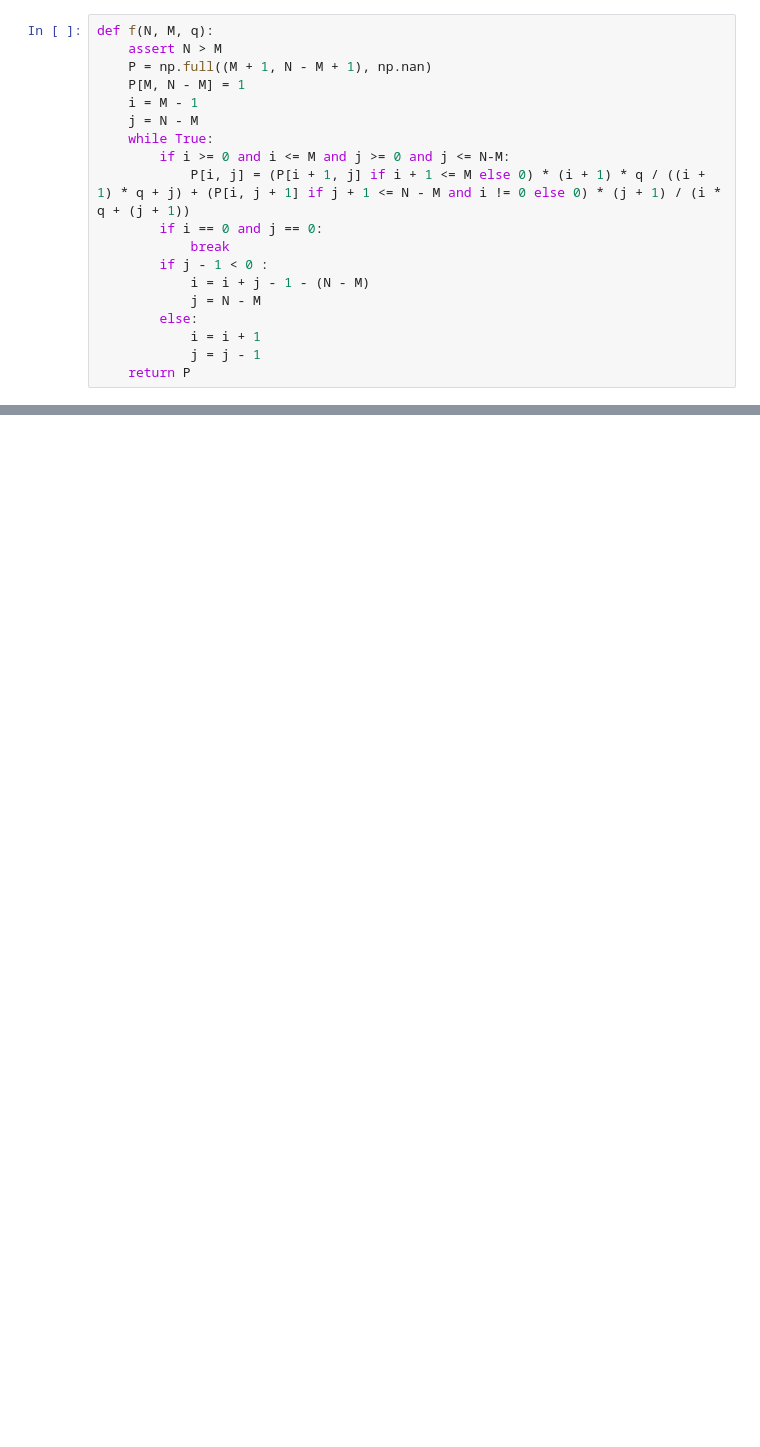
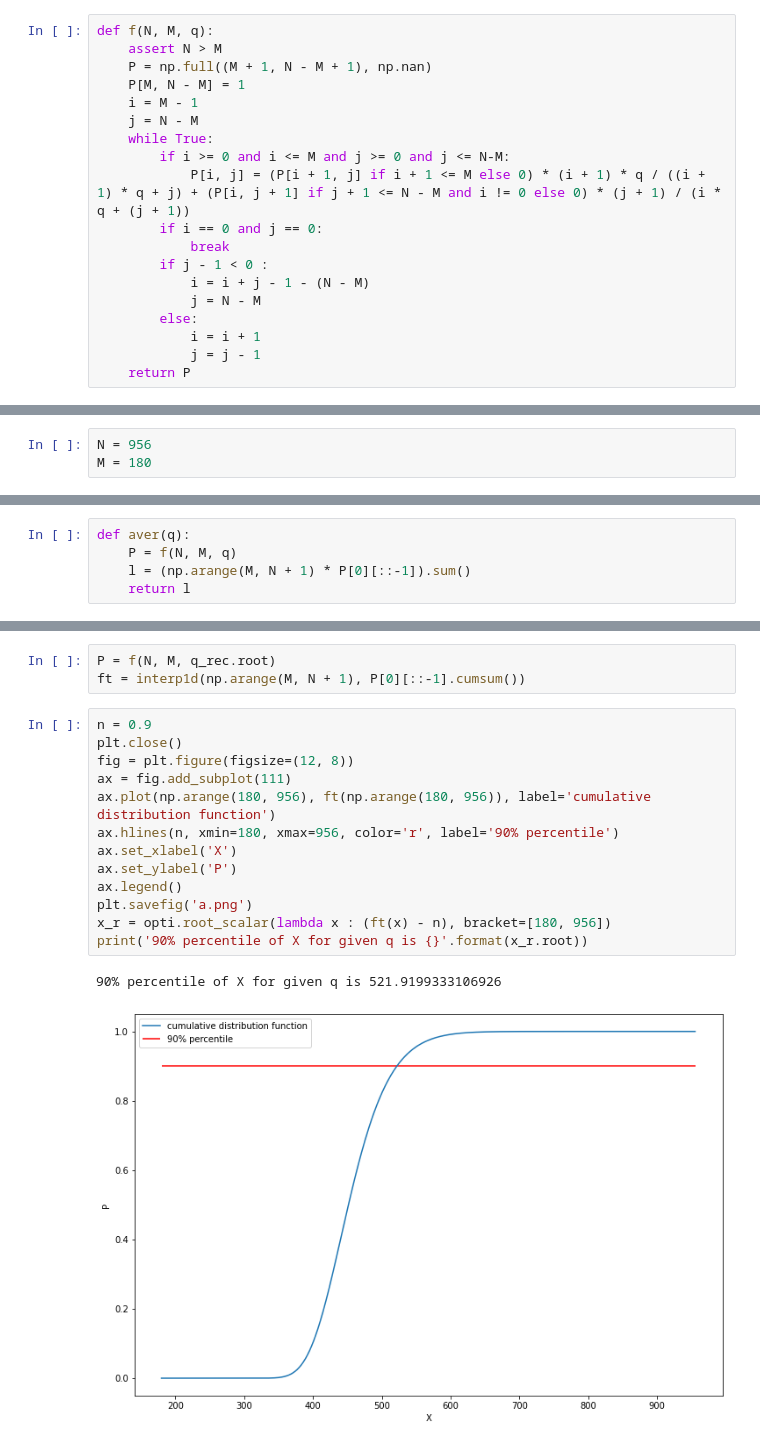
Before and after one commit to dachengx/nmq, a Jupyter notebook: nmq.ipynb, the cells around one changed output, grey strips where cells are left out. Cells and saved outputs as stored; diff of their text form; blank space fills up the shorter version.

```diff
--- a/nmq.ipynb
+++ b/nmq.ipynb
@@ -67,0 +85,3 @@ plt.savefig('nmq.png')
+# %%
+N = 956
+M = 180
@@ -67,0 +90,5 @@ plt.savefig('nmq.png')
+# %%
+def aver(q):
+    P = f(N, M, q)
+    l = (np.arange(M, N + 1) * P[0][::-1]).sum()
+    return l
@@ -67,0 +116,19 @@ plt.savefig('nmq.png')
+# %%
+P = f(N, M, q_rec.root)
+ft = interp1d(np.arange(M, N + 1), P[0][::-1].cumsum())
+# %%
+n = 0.9
+plt.close()
+fig = plt.figure(figsize=(12, 8))
+ax = fig.add_subplot(111)
+ax.plot(np.arange(180, 956), ft(np.arange(180, 956)), label='cumulative distribution function')
+ax.hlines(n, xmin=180, xmax=956, color='r', label='90% percentile')
+ax.set_xlabel('X')
+ax.set_ylabel('P')
+ax.legend()
+plt.savefig('a.png')
+x_r = opti.root_scalar(lambda x : (ft(x) - n), bracket=[180, 956])
+print('90% percentile of X for given q is {}'.format(x_r.root))
+# %% [output]
+90% percentile of X for given q is 521.9199333106926
+[figure, added]
```
Also changed, not shown: parts of 12 cells of this notebook.
